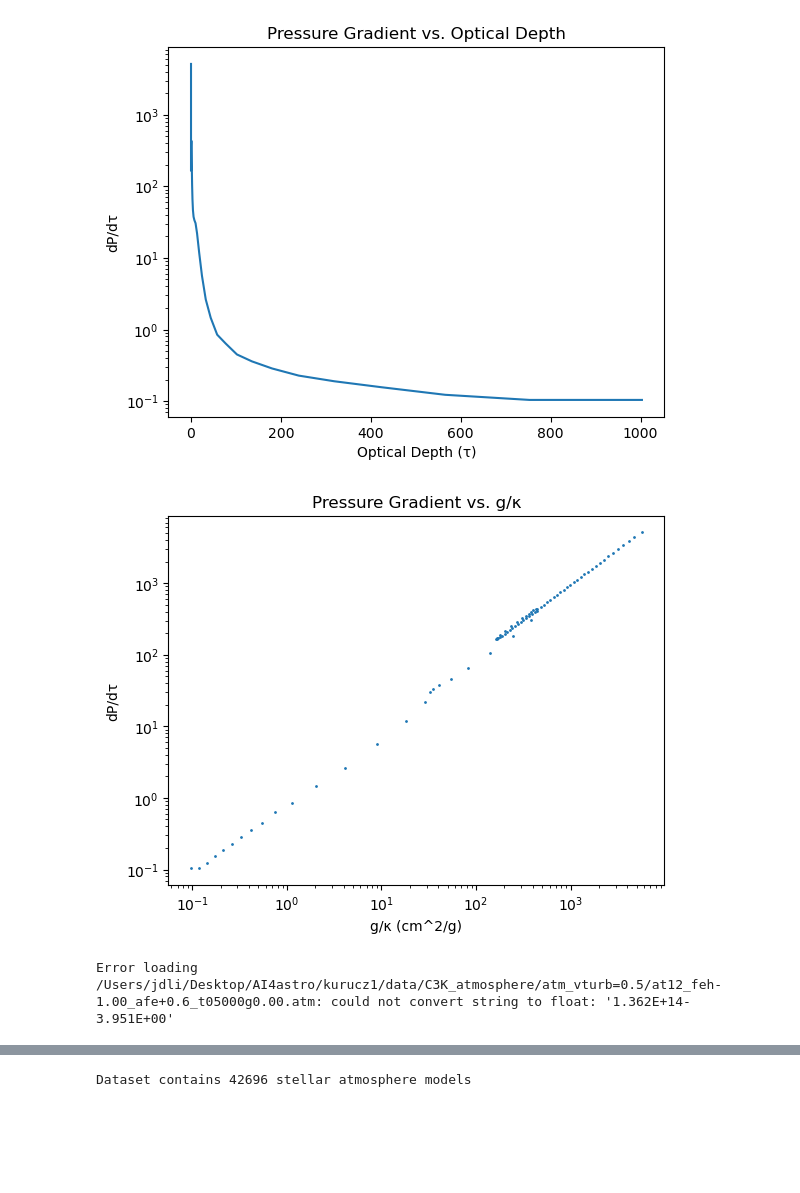
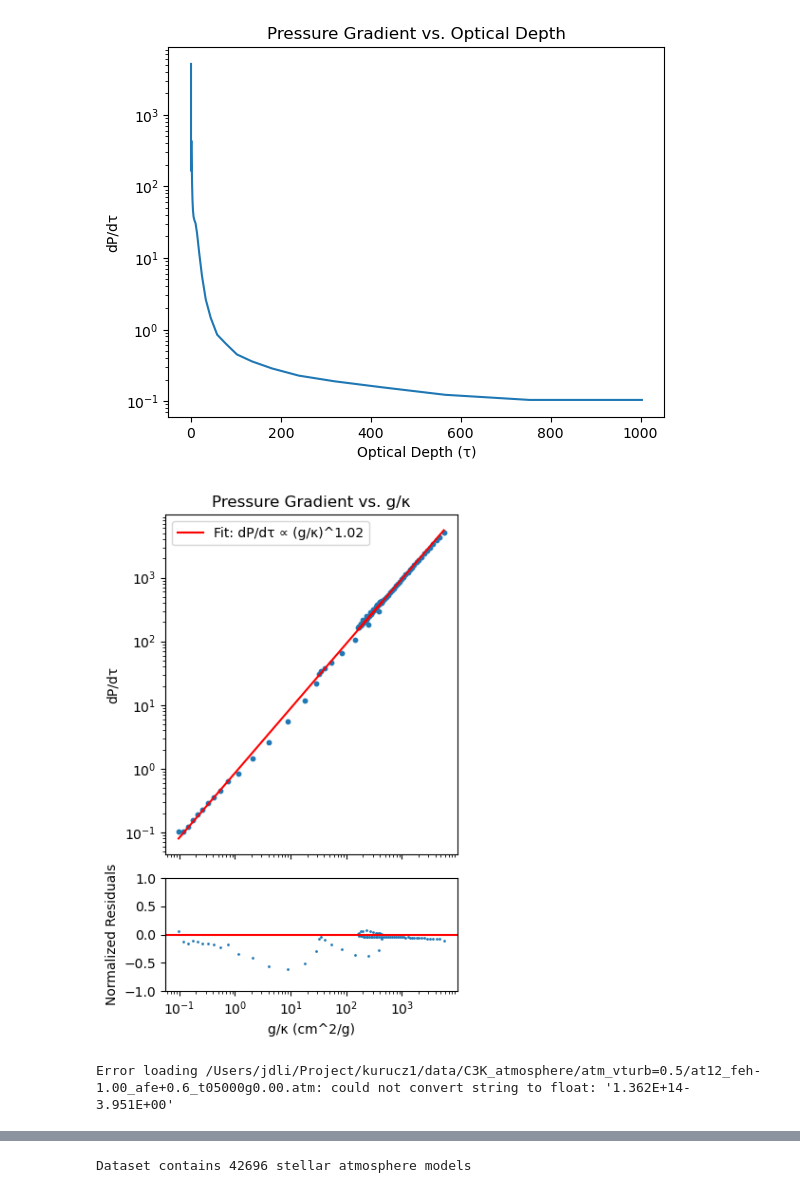
Before and after one commit to jiadonglee/kurucz-a1, a Jupyter notebook: preprocess.ipynb, the cells around one changed output, grey strips where cells are left out. Drawn from its saved outputs; the diff is of its cells as text; code cells hidden in the pictures; blank space fills up the shorter version.

```diff
--- a/preprocess.ipynb
+++ b/preprocess.ipynb
@@ -140,7 +140,7 @@ def read_kurucz_model(file_path):
     return model
 
 # Test with the provided paste.txt file
-model_data = read_kurucz_model('/Users/jdli/Desktop/AI4astro/kurucz1/data/C3K_atmosphere/atm_vturb=0.5/at12_feh-0.25_afe-0.2_t02500g-1.0.atm')
+model_data = read_kurucz_model('/Users/jdli/Project/kurucz1/data/C3K_atmosphere/atm_vturb=0.5/at12_feh-0.25_afe-0.2_t02500g-1.0.atm')
 print(f"Effective Temperature (TEFF): {model_data['teff']} K")
 print(f"Surface Gravity (log g): {model_data['gravity']}")
 print(f"[Fe/H]: {model_data.get('feh', 'Not found in filename')}")
@@ -260,19 +260,42 @@ plt.title('Pressure Gradient vs. Optical Depth')
 plt.yscale('log')
 # %% [output]
 [figure]
-# %%
-g = np.power(10., model_data['gravity']) # cm/s^2
-g_kappa = g / model_data['ABROSS']
-
-
-plt.scatter(g_kappa, dP_dtau, s=1)
-plt.xlabel('g/κ (cm^2/g)')
-plt.ylabel('dP/dτ')
-plt.title('Pressure Gradient vs. g/κ')
-plt.yscale('log')
-plt.xscale('log')
-# %% [output]
-[figure, removed]
+# %%
+g = np.power(10., model_data['gravity']) # cm/s^2
+g_kappa = g / model_data['ABROSS']
+
+# Create a figure with two subplots (main plot and residual plot)
+fig, (ax1, ax2) = plt.subplots(2, 1, figsize=(4, 6), gridspec_kw={'height_ratios': [3, 1]}, sharex=True)
+
+# Main plot (top)
+ax1.scatter(g_kappa, dP_dtau, s=10)
+ax1.set_ylabel('dP/dτ')
+ax1.set_title('Pressure Gradient vs. g/κ')
+ax1.set_yscale('log')
+ax1.set_xscale('log')
+
+# Fit a power law to the data (log-log linear fit)
+log_g_kappa = np.log10(g_kappa)
+log_dP_dtau = np.log10(dP_dtau)
+mask = ~np.isnan(log_g_kappa) & ~np.isnan(log_dP_dtau) & ~np.isinf(log_g_kappa) & ~np.isinf(log_dP_dtau)
+slope, intercept = np.polyfit(log_g_kappa[mask], log_dP_dtau[mask], 1)
+fit_line = 10**(slope * log_g_kappa + intercept)
+
+# Add the fit line to the main plot
+ax1.plot(g_kappa, fit_line, 'r-', label=f'Fit: dP/dτ ∝ (g/κ)^{slope:.2f}')
+ax1.legend()
+
+# Residual plot (bottom)
+residuals = dP_dtau - g_kappa
+ax2.scatter(g_kappa, residuals/dP_dtau, s=1)  # Normalized residuals
+ax2.axhline(y=0, color='r', linestyle='-')
+ax2.set_ylabel('Normalized Residuals')
+ax2.set_xlabel('g/κ (cm^2/g)')
+ax2.set_ylim(-1, 1)  # Adjust as needed
+
+plt.tight_layout()
+# %% [output]
+[figure, added]
 # %%
 import torch
 from torch.utils.data import Dataset, DataLoader
@@ -637,7 +720,7 @@ def create_dataloader(data_dir, batch_size=32, num_workers=4, file_pattern='*.at
 
     return dataloader, dataset
 # %%
-data_dir = "/Users/jdli/Desktop/AI4astro/kurucz1/data/C3K_atmosphere/atm_vturb=0.5/"
+data_dir = "/Users/jdli/Project/kurucz1/data/C3K_atmosphere/atm_vturb=0.5/"
 
 dataset = KuruczDataset(
     data_dir=data_dir,
@@ -646,4 +729,4 @@ dataset = KuruczDataset(
     device=torch.device("cpu"),
 )
 # %% [output]
-Error loading /Users/jdli/Desktop/AI4astro/kurucz1/data/C3K_atmosphere/atm_vturb=0.5/at12_feh-1.00_afe+0.6_t05000g0.00.atm: could not convert string to float: '1.362E+14-3.951E+00'
+Error loading /Users/jdli/Project/kurucz1/data/C3K_atmosphere/atm_vturb=0.5/at12_feh-1.00_afe+0.6_t05000g0.00.atm: could not convert string to float: '1.362E+14-3.951E+00'
```
Also changed, not shown: parts of 10 cells of this notebook, 4 other files.
